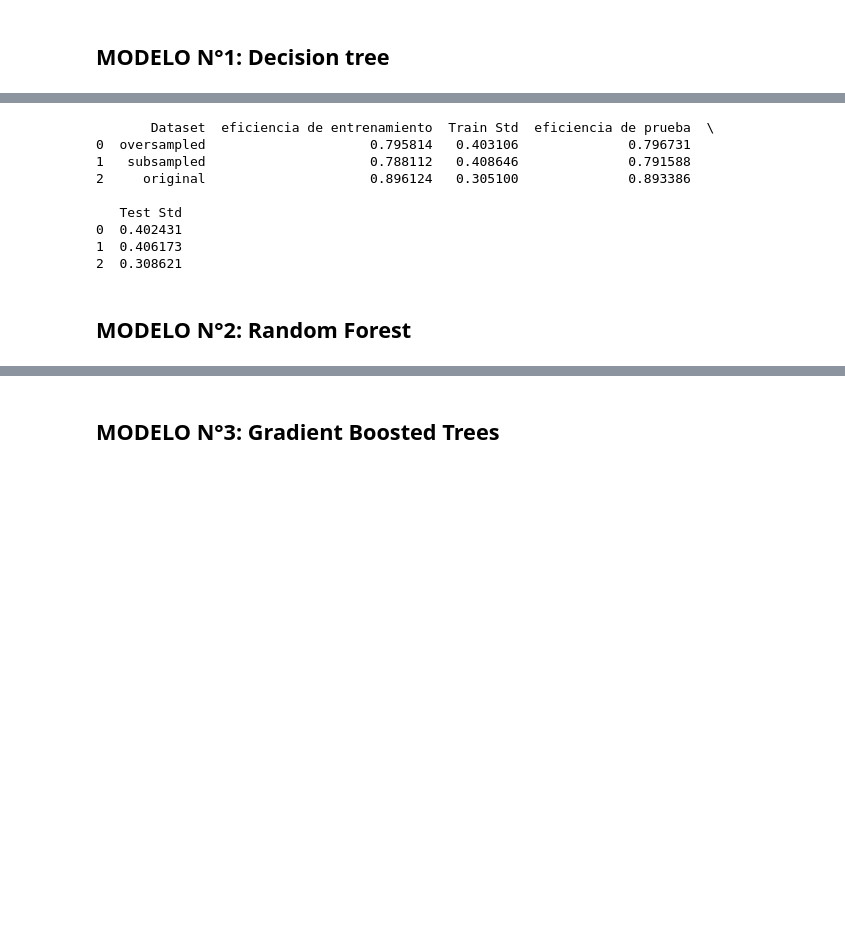
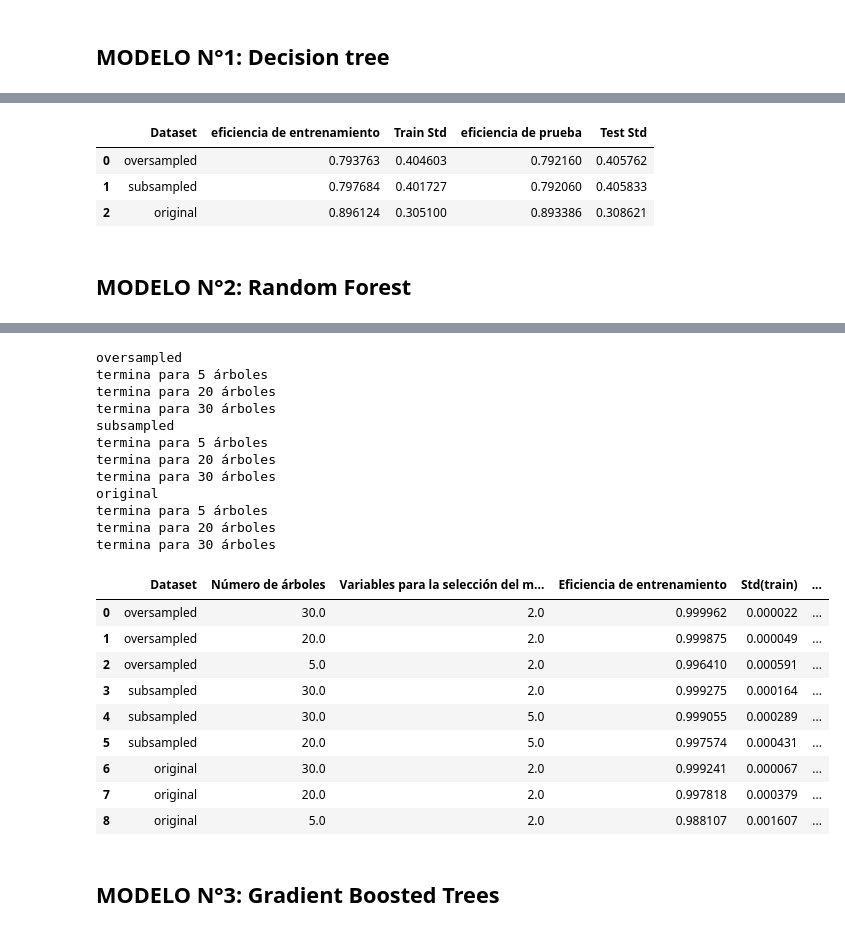
Before and after one commit to JohanSH7/Proyecto_BankMarketing, a Jupyter notebook: ENTREGA_N°2.ipynb, the cells around one changed output, grey strips where cells are left out. Drawn from its saved outputs; the diff is of its cells as text; code cells hidden in the pictures; blank space fills up the shorter version.

```diff
--- a/ENTREGA_N°2.ipynb
+++ b/ENTREGA_N°2.ipynb
@@ -327,17 +440,12 @@ for X, y, label in pairs:
 results_df_decision_tree = pd.DataFrame(results, columns=['Dataset', 'eficiencia de entrenamiento', 'Train Std', 'eficiencia de prueba', 'Test Std'])
 
 # Mostrar la tabla
-print(results_df_decision_tree)
+results_df_decision_tree
 # %% [output]
-       Dataset  eficiencia de entrenamiento  Train Std  eficiencia de prueba  \
-0  oversampled                     0.795814   0.403106              0.796731
-1   subsampled                     0.788112   0.408646              0.791588
-2     original                     0.896124   0.305100              0.893386
-
-   Test Std
-0  0.402431
-1  0.406173
-2  0.308621
+|  | Dataset | eficiencia de entrenamiento | Train Std | eficiencia de prueba | Test Std |
+| 0 | oversampled | 0.793763 | 0.404603 | 0.792160 | 0.405762 |
+| 1 | subsampled | 0.797684 | 0.401727 | 0.792060 | 0.405833 |
+| 2 | original | 0.896124 | 0.305100 | 0.893386 | 0.308621 |
 # %% [markdown]
 ## **MODELO N°2: Random Forest**
 # %%
@@ -422,8 +530,8 @@ y_original=y
 
 arboles = [5,20,30]
 pairs = [
-    (X_train_oversampled, y_train_oversampled, 'oversampled'),
-    (X_train_subsampled, y_train_subsampled, 'subsampled'),
+    (X_oversampled, y_oversampled, 'oversampled'),
+    (X_subsampled, y_subsampled, 'subsampled'),
     (x_original, y_original, 'original')
 ]
 
@@ -445,33 +553,56 @@ for x, y, label in pairs:
 
     # Ordenar los resultados por eficiencia de prueba y eficiencia de entrenamiento
     resultados_rf_sorted = resultados_rf.sort_values(by=['eficiencia de prueba', 'eficiencia de entrenamiento'], ascending=[False, False])
 
     # Seleccionar las mejores 3 combinaciones
     mejores_combinaciones = resultados_rf_sorted.head(3)
 
     # Agregar los resultados del par actual a la lista de resultados de todos los pares
     all_results.append((label, mejores_combinaciones))
 
 # Crear una lista de diccionarios para almacenar los datos de cada fila
 rows_data = []
 
 # Iterar sobre los resultados de todos los pares y agregarlos a la lista de diccionarios
 for label, mejores_combinaciones in all_results:
     for index, row in mejores_combinaciones.iterrows():
         # Agregar los datos de la fila actual como un diccionario a la lista
         rows_data.append({'Dataset': label,
                           'Número de árboles': row['número de árboles'],
                           'Variables para la selección del mejor umbral': row['variables para la selección del mejor umbral'],
                           'Eficiencia de entrenamiento': row['eficiencia de entrenamiento'],
                           'Std(train)': row['std(train)'],
                           'Eficiencia de prueba': row['eficiencia de prueba'],
                           'Std(test)': row['std(test)']})
 
 # Crear el DataFrame de resultados directamente desde la lista de diccionarios
 results_table_random_forest = pd.DataFrame(rows_data)
 
 # Mostrar la tabla de resultados
 display(results_table_random_forest)
+# %% [output]
+oversampled
+termina para 5 árboles
+termina para 20 árboles
+termina para 30 árboles
+subsampled
+termina para 5 árboles
+termina para 20 árboles
+termina para 30 árboles
+original
+termina para 5 árboles
+termina para 20 árboles
+termina para 30 árboles
+|  | Dataset | Número de árboles | Variables para la selección del m... | Eficiencia de entrenamiento | Std(train) | ... |
+| 0 | oversampled | 30.0 | 2.0 | 0.999962 | 0.000022 | ... |
+| 1 | oversampled | 20.0 | 2.0 | 0.999875 | 0.000049 | ... |
+| 2 | oversampled | 5.0 | 2.0 | 0.996410 | 0.000591 | ... |
+| 3 | subsampled | 30.0 | 2.0 | 0.999275 | 0.000164 | ... |
+| 4 | subsampled | 30.0 | 5.0 | 0.999055 | 0.000289 | ... |
+| 5 | subsampled | 20.0 | 5.0 | 0.997574 | 0.000431 | ... |
+| 6 | original | 30.0 | 2.0 | 0.999241 | 0.000067 | ... |
+| 7 | original | 20.0 | 2.0 | 0.997818 | 0.000379 | ... |
+| 8 | original | 5.0 | 2.0 | 0.988107 | 0.001607 | ... |
 # %% [markdown]
 ## **MODELO N°3: Gradient Boosted Trees**
 # %%
```
Also changed, not shown: parts of 19 cells of this notebook.
